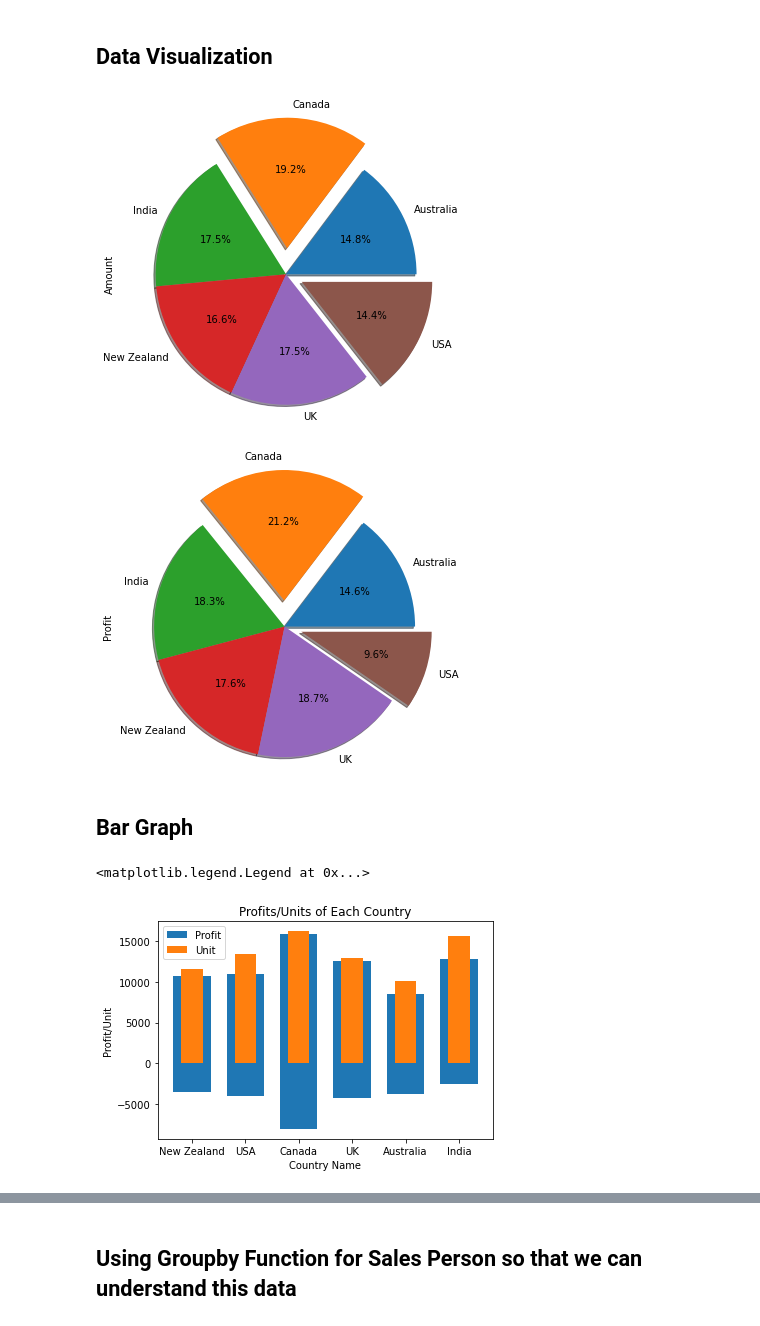
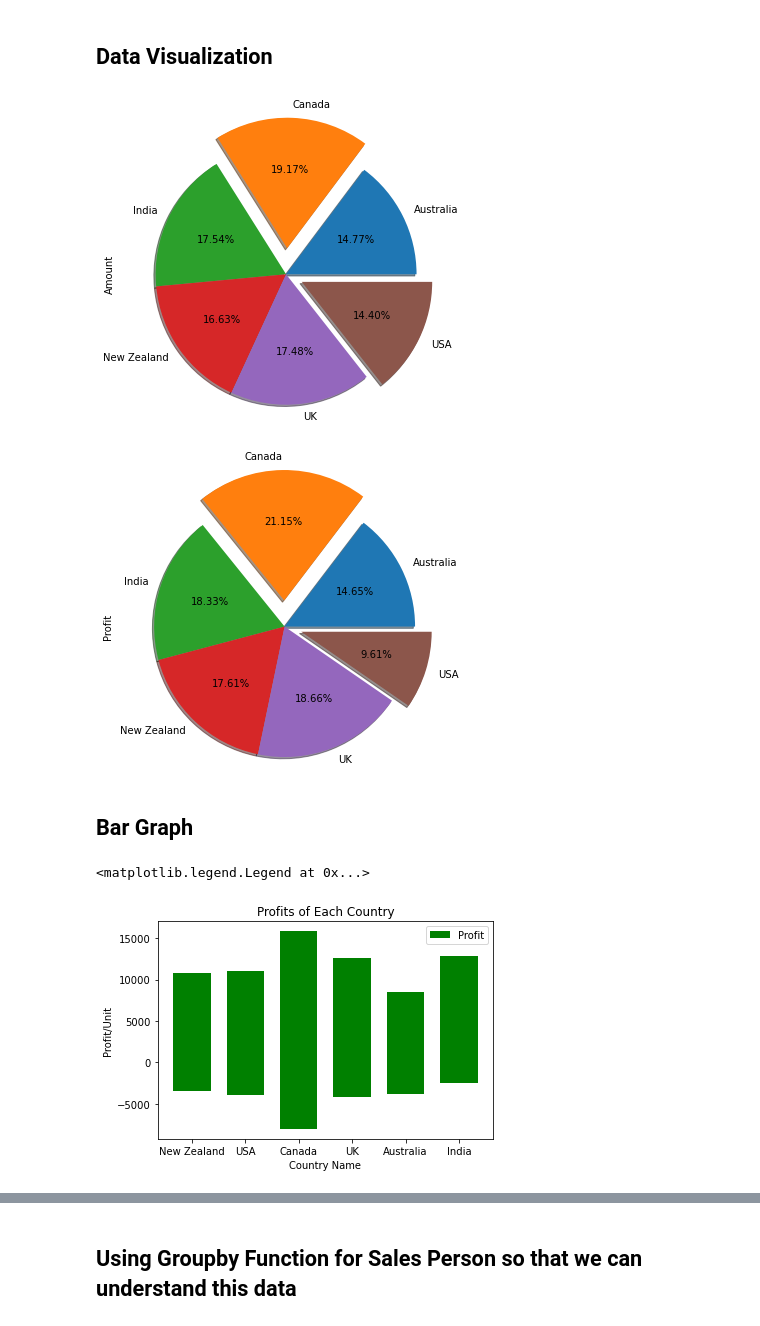
Before and after one commit to SaidurRahmanChowdhury/Choclate-Sales-Analysis, a Jupyter notebook: Chocolate Sales Analysis.ipynb, the cells around one changed output, grey strips where cells are left out. Cells and saved outputs as stored; diff of their text form; code cells hidden in the pictures.

Commit message:
Using Bar Graph

```diff
--- a/Chocolate Sales Analysis.ipynb
+++ b/Chocolate Sales Analysis.ipynb
@@ -135,6 +135,8 @@ df['profit %'] =df['profit %'] *100
 df['profit %'] =df['profit %'].round(2).astype(str) +'%'
 # %%
 df=df.rename(columns={'profit %' : 'Profit_Percentage'})
+# %%
+df=df.rename(columns={'cost per unit' : 'Cost_Per_Unit'})
 # %%
 df.head(10)
 # %% [output]
@@ -366,25 +368,25 @@ df.pivot_table(index='Product',columns='Geography',values='Profit',aggfunc='sum'
 ## Data Visualization
 # %%
 plt.axis('equal')
-g['Amount'].mean().plot(kind='pie',autopct='%0.1f%%',radius=1.5,shadow=True,explode=[0,0.3,0,0,0,0.2])
+g['Amount'].mean().plot(kind='pie',autopct='%0.2f%%',radius=1.5,shadow=True,explode=[0,0.3,0,0,0,0.2])
 plt.show()
 # %% [output]
-[figure, old version]
+[figure, new version]
 # %%
 plt.axis('equal')
-g['Profit'].mean().plot(kind='pie',autopct='%0.1f%%',radius=1.5,shadow=True,explode=[0,0.3,0,0,0,0.2])
+g['Profit'].mean().plot(kind='pie',autopct='%0.2f%%',radius=1.5,shadow=True,explode=[0,0.3,0,0,0,0.2])
 plt.show()
 # %% [output]
-[figure, old version]
+[figure, new version]
 # %% [markdown]
 ## Bar Graph
 # %%
-plt.bar(df['Geography'],df['Profit'],width=0.7,label='Profit')
-plt.bar(df['Geography'],df['Amount'],width=0.4,label='Unit')
+plt.bar(df['Geography'],df['Profit'],width=0.7,label='Profit',color='Green')
+#plt.bar(df['Geography'],df['Amount'],width=0.4,label='Unit')
 plt.xlabel("Country Name")
 plt.ylabel("Profit/Unit")
-plt.title("Profits/Units of Each Country")
+plt.title("Profits of Each Country")
 plt.legend()
 # %% [output]
 <matplotlib.legend.Legend at 0x...>
-[figure, old version]
+[figure, new version]
```
Also changed, not shown: parts of 13 cells of this notebook.
